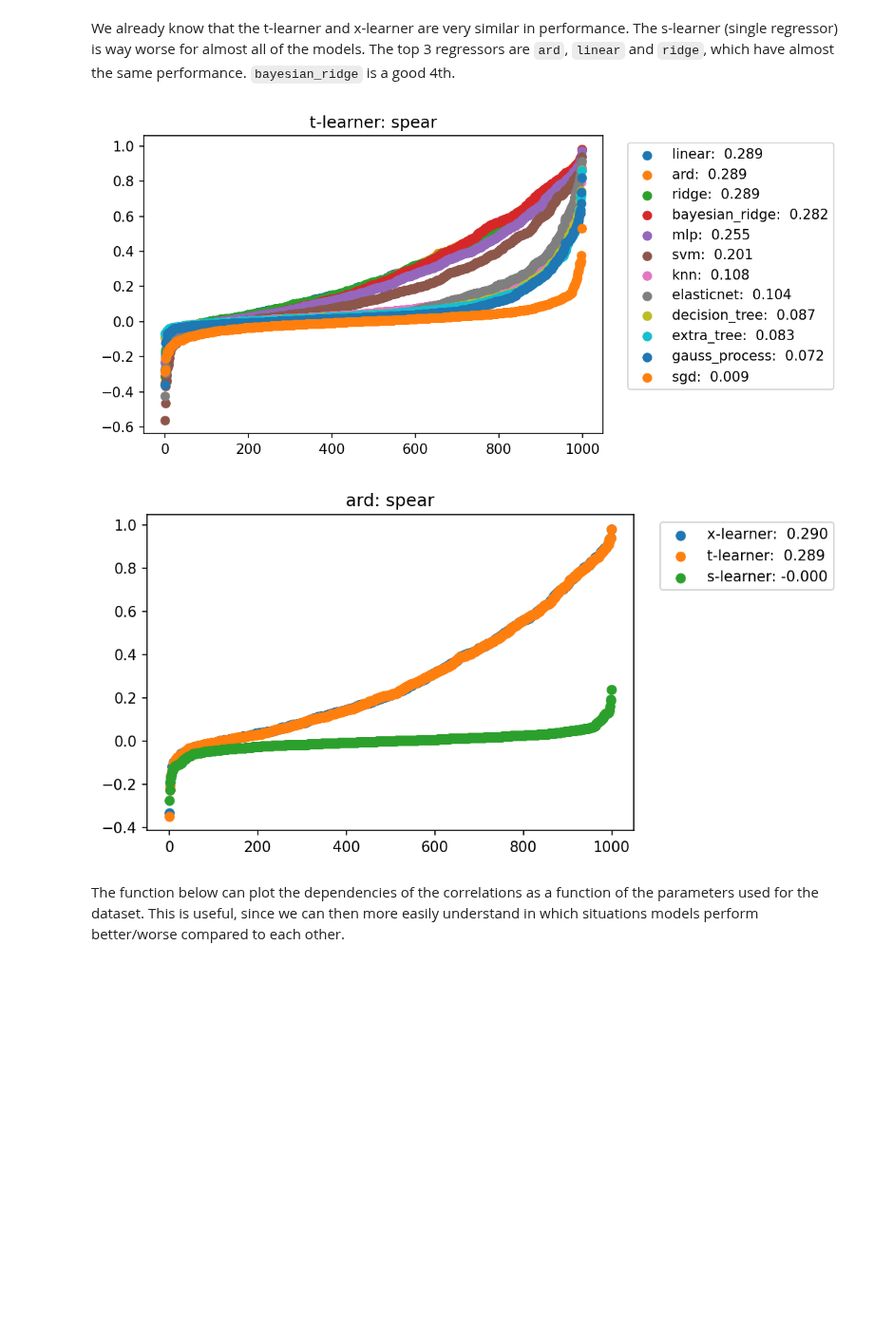
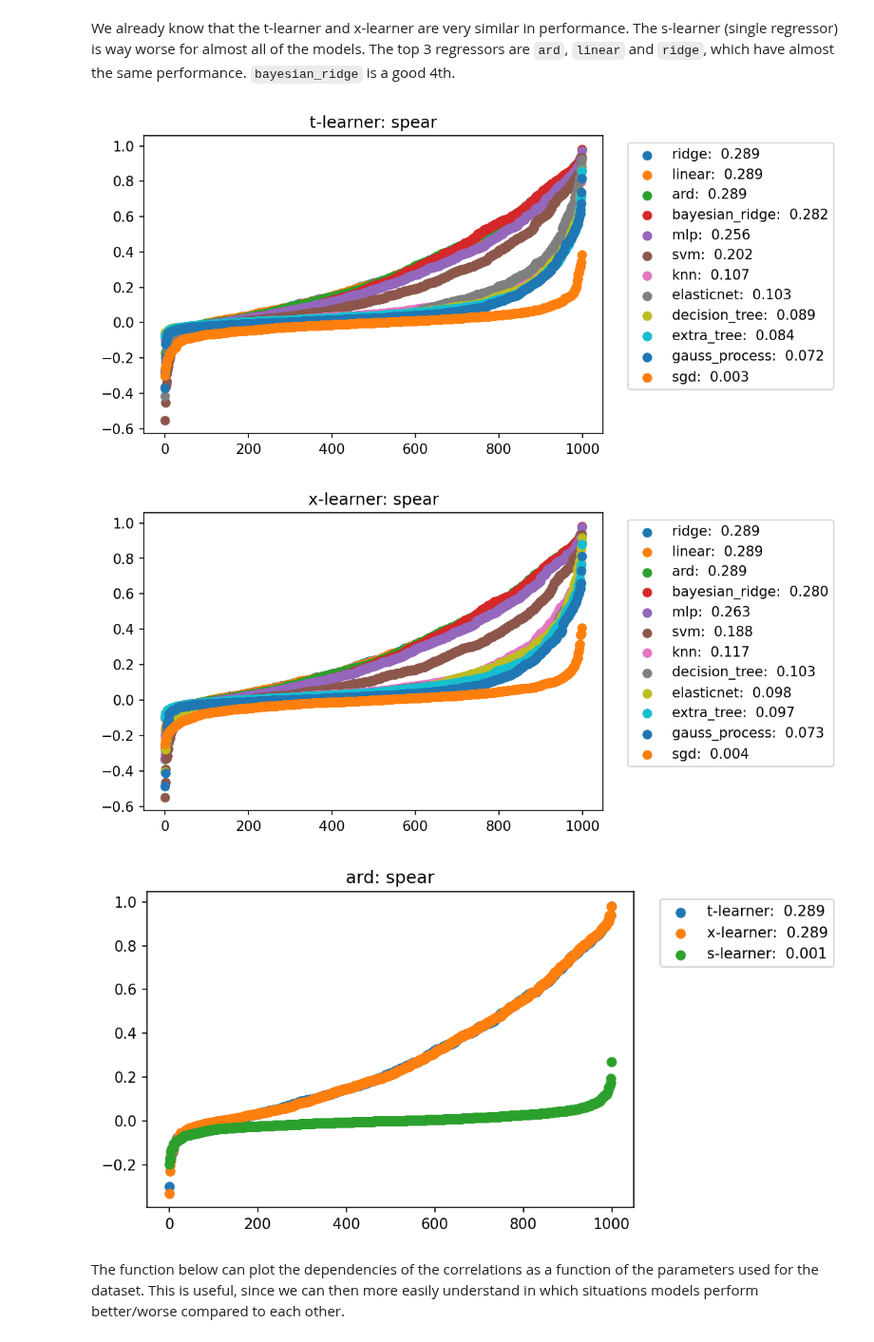
Before and after one commit to UtrechtUniversity/nudging, a Jupyter notebook: examples/simulation_different_models.ipynb, the cells around one changed output. Shown at 95% size. Cells and saved outputs as stored; diff of their text form; code cells hidden in the pictures; blank space fills up the shorter version.

```diff
--- a/examples/simulation_different_models.ipynb
+++ b/examples/simulation_different_models.ipynb
@@ -129,10 +126,12 @@ def plot_results(name, results, use_spear=False):
 We already know that the t-learner and x-learner are very similar in performance. The s-learner (single regressor) is way worse for almost all of the models. The top 3 regressors are `ard`, `linear` and `ridge`, which have almost the same performance. `bayesian_ridge` is a good 4th.
 # %%
 plot_results("t-learner", results, use_spear=True)
+plot_results("x-learner", results, use_spear=True)
 plot_results("ard", results, use_spear=True)
 # %% [output]
-[figure, old version]
+[figure, new version]
-[figure, old version]
+[figure, new version]
+[figure, added]
 # %% [markdown]
 The function below can plot the dependencies of the correlations as a function of the parameters used for the dataset. This is useful, since we can then more easily understand in which situations models perform better/worse compared to each other.
 # %%
```
Also changed, not shown: parts of 4 cells of this notebook, 2 other files.
